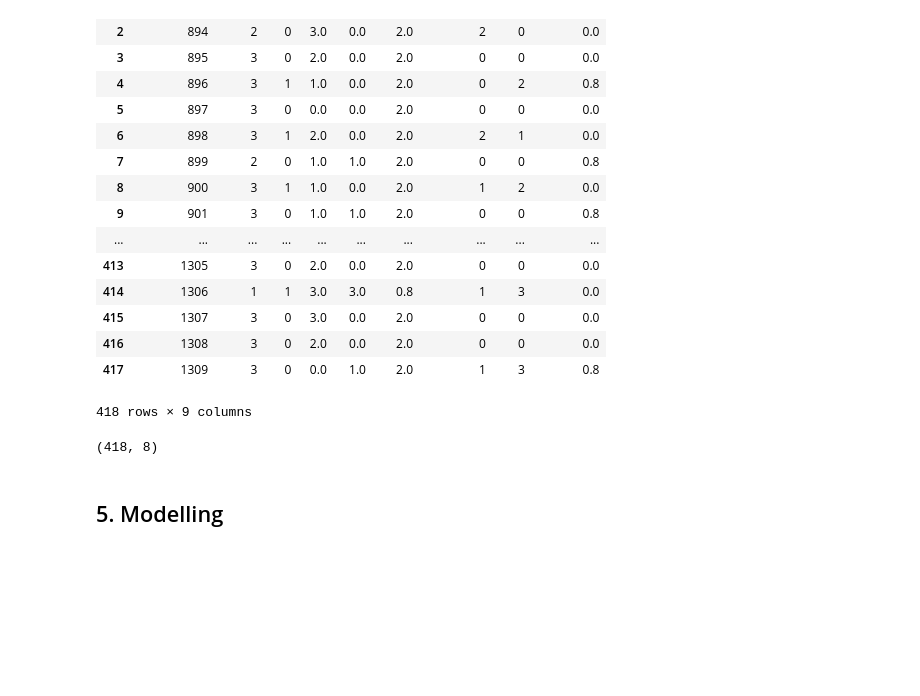
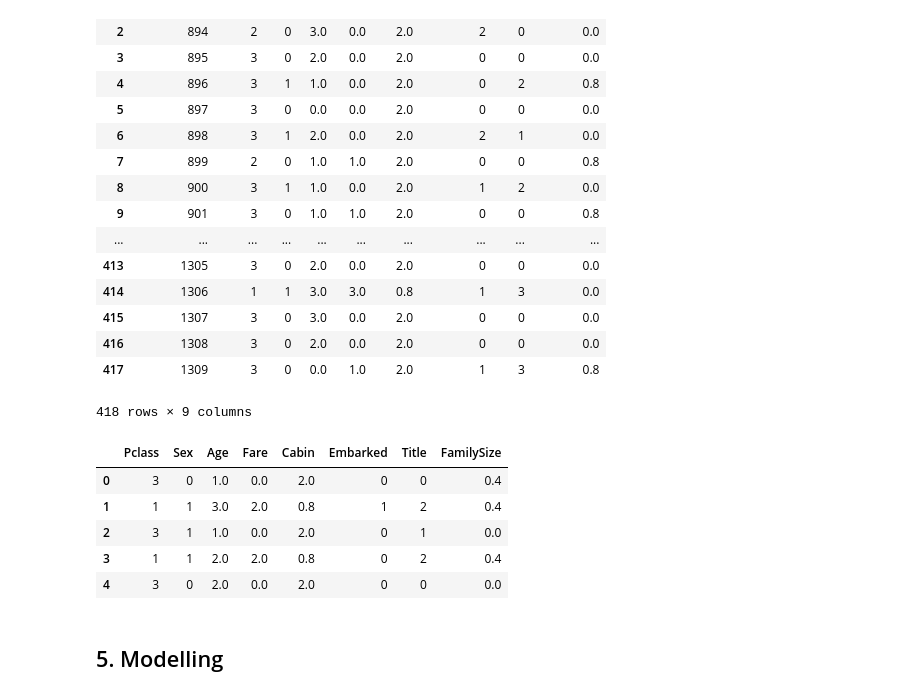
Before and after one commit to Unnati0104/WAC_ML, a Jupyter notebook: Day3/Day3.ipynb, the cells around one changed output. Drawn from its saved outputs; the diff is of its cells as text; code cells hidden in the pictures; blank space fills up the shorter version.

```diff
--- a/Day3/Day3.ipynb
+++ b/Day3/Day3.ipynb
@@ -796,10 +796,15 @@ test
 418 rows × 9 columns
 # %%
 test=test.drop('PassengerId',axis=1)
-# %%
-t.shape
-# %% [output]
-(418, 8)
+# %%
+train_data.head()
+# %% [output]
+|  | Pclass | Sex | Age | Fare | Cabin | Embarked | Title | FamilySize |
+| 0 | 3 | 0 | 1.0 | 0.0 | 2.0 | 0 | 0 | 0.4 |
+| 1 | 1 | 1 | 3.0 | 2.0 | 0.8 | 1 | 2 | 0.4 |
+| 2 | 3 | 1 | 1.0 | 0.0 | 2.0 | 0 | 1 | 0.0 |
+| 3 | 1 | 1 | 2.0 | 2.0 | 0.8 | 0 | 2 | 0.4 |
+| 4 | 3 | 0 | 2.0 | 0.0 | 2.0 | 0 | 0 | 0.0 |
 # %% [markdown]
 ## 5. Modelling
 # %%
```
Also changed, not shown: parts of 3 cells of this notebook, 1 other file.
